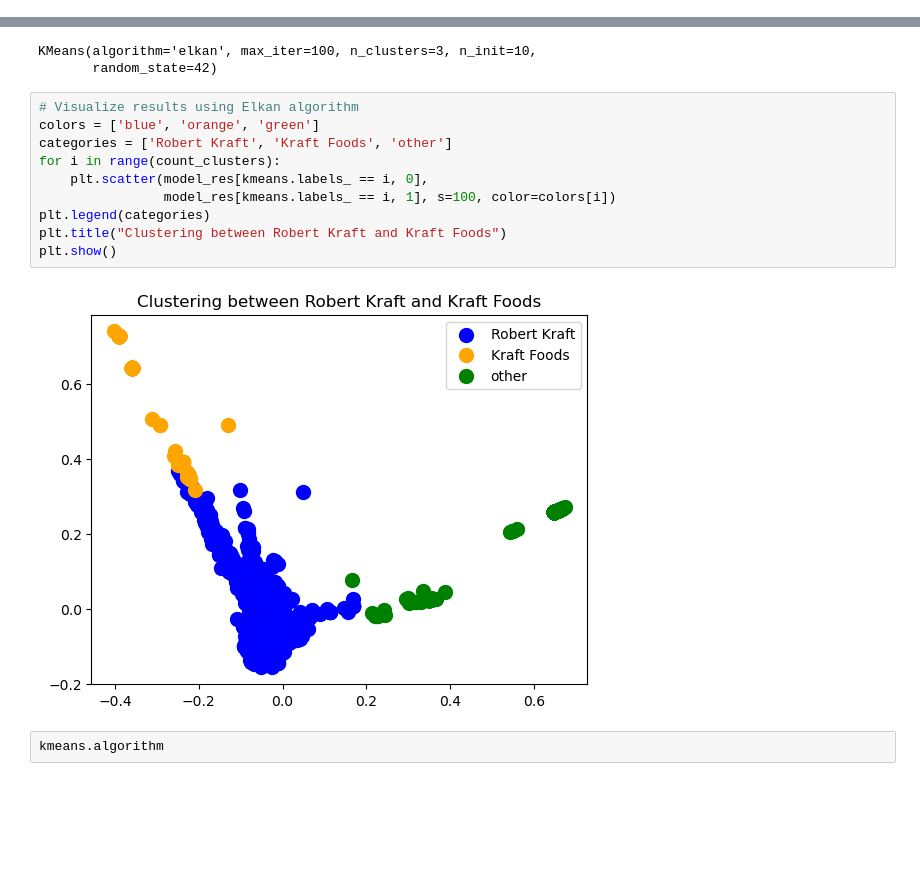
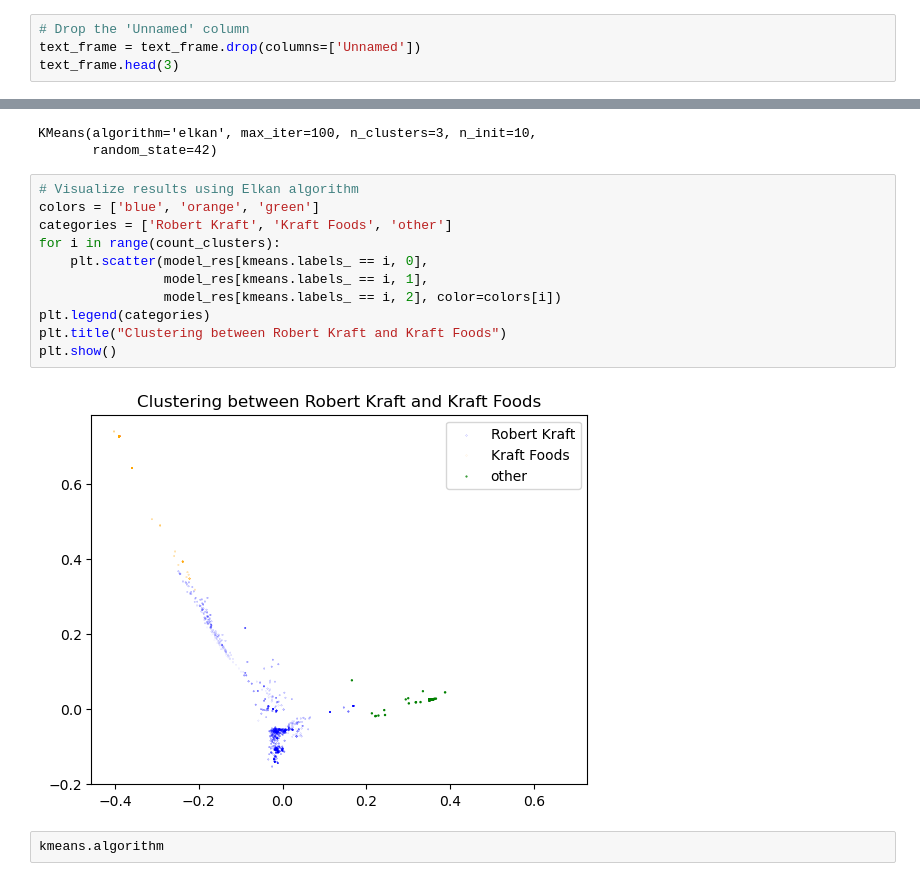
Before and after one commit to matthewjchin/krafttweetsanalysis, a Jupyter notebook: final_project.ipynb, the cells around one changed output, grey strips where cells are left out. Drawn from its saved outputs; the diff is of its cells as text; blank space fills up the shorter version.

Commit message:
Latest push on moving visuals and code blocks

```diff
--- a/final_project.ipynb
+++ b/final_project.ipynb
@@ -254,3 +254,7 @@ ID            0
 Tweet         0
 Unnamed    6935
 dtype: int64
+# %%
+# Drop the 'Unnamed' column
+text_frame = text_frame.drop(columns=['Unnamed'])
+text_frame.head(3)
@@ -401,15 +435,16 @@ KMeans(algorithm='elkan', max_iter=100, n_clusters=3, n_init=10,
 # %%
 # Visualize results using Elkan algorithm
 colors = ['blue', 'orange', 'green']
 categories = ['Robert Kraft', 'Kraft Foods', 'other']
 for i in range(count_clusters):
     plt.scatter(model_res[kmeans.labels_ == i, 0],
-                model_res[kmeans.labels_ == i, 1], s=100, color=colors[i])
+                model_res[kmeans.labels_ == i, 1],
+                model_res[kmeans.labels_ == i, 2], color=colors[i])
 plt.legend(categories)
 plt.title("Clustering between Robert Kraft and Kraft Foods")
 plt.show()
 # %% [output]
-[figure, old version]
+[figure, new version]
 # %%
 kmeans.algorithm
 # %% [output]
```
Also changed, not shown: parts of 10 cells of this notebook.
